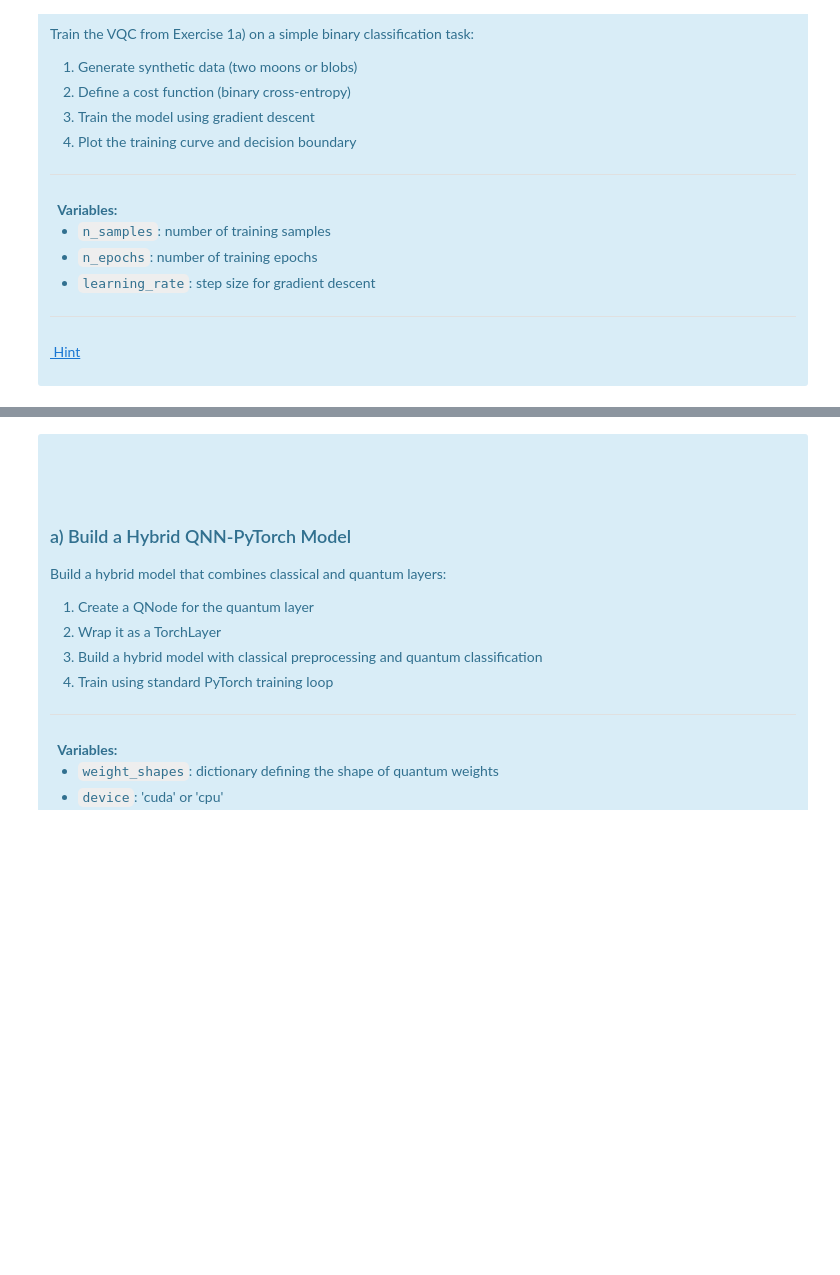
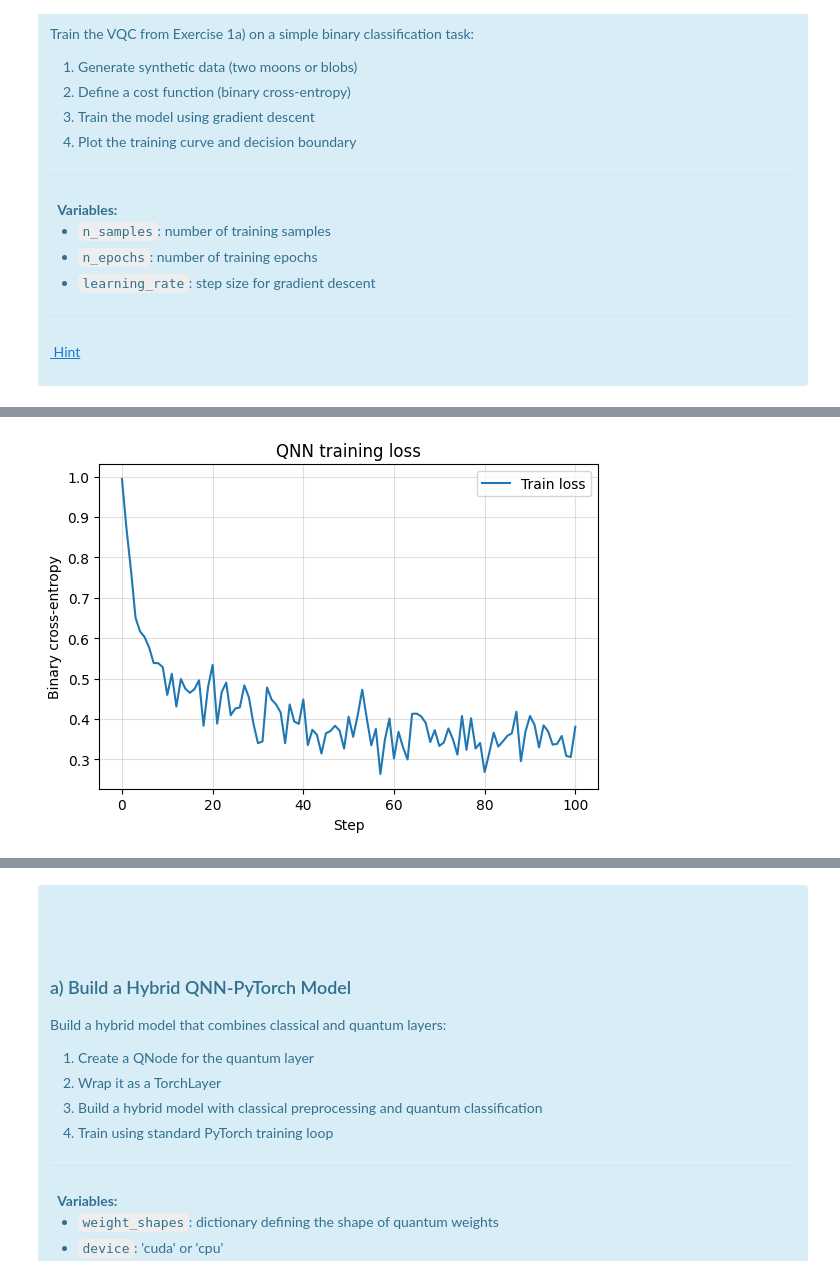
Before and after one commit to cirKITers/WTD_CodingTheQMLFuture, a Jupyter notebook: 02_QNN.ipynb, the cells around one changed output, grey strips where cells are left out. Drawn from its saved outputs; the diff is of its cells as text; code cells hidden in the pictures; blank space fills up the shorter version.

```diff
--- a/02_QNN.ipynb
+++ b/02_QNN.ipynb
@@ -196,7 +222,7 @@ from sklearn.datasets import make_moons
 from sklearn.preprocessing import StandardScaler
 
 # Generate synthetic data
-n_samples = 100
+n_samples = 200
 X, y = make_moons(n_samples=n_samples, noise=0.1, random_state=42)
 
 # Normalize data to [0, 1] range
@@ -210,24 +236,36 @@ def cost(weights, features, labels):
     Compute the binary cross-entropy loss.
     """
     # TODO: Implement cost function
-    pass
+    predictions = pnp.array([(1 - vqc_classifier(feature, weights)()) / 2.0 for feature in features])
+    # Compute binary cross-entropy loss
+    loss = -pnp.mean(labels * pnp.log(predictions + 1e-10) + (1 - labels) * pnp.log(1 - predictions + 1e-10))
+    return loss
 
 # Step 2: Initialize weights
 n_qubits = 2
-n_layers = 2
+n_layers = 8
 weights = pnp.random.rand(n_layers, n_qubits, 3, requires_grad=True)
 
 # Step 3: Training loop
-n_epochs = 50
+n_epochs = 100
 learning_rate = 0.1
-costs = []
+costs = [cost(weights, X_scaled, y)]
+print(f"Initial cost: {costs[0]:.4f}")
+
+optimizer = qml.GradientDescentOptimizer(learning_rate)
 
 for epoch in range(n_epochs):
     # TODO: Implement training loop
     # - Compute cost
     # - Compute gradients
     # - Update weights
-    pass
+    idx = np.random.choice(len(X_scaled), size=60, replace=False)
+    Xb, yb = X_scaled[idx], y[idx]
+
+    weights, current_cost = optimizer.step_and_cost(lambda w: cost(w, Xb, yb), weights)
+    costs.append(current_cost)
+    if (epoch + 1) % 10 == 0:
+        print(f"Epoch {epoch + 1}/{n_epochs}, Cost: {current_cost:.4f}")
 
 print("Training complete!")
 print(f"Final cost: {costs[-1]:.4f}")
@@ -236,0 +286,13 @@ IndexError: list index out of range
+# %%
+# === Plot: training curves ===
+plt.figure(figsize=(5.8, 4.2))
+plt.plot(np.arange(len(costs)), costs, label="Train loss")
+plt.xlabel("Step")
+plt.ylabel("Binary cross-entropy")
+plt.title("QNN training loss")
+plt.grid(True, alpha=0.4)
+plt.legend()
+plt.tight_layout()
+plt.show()
+# %% [output]
+[figure, added]
```
Also changed, not shown: parts of 8 cells of this notebook, 3 other files.
